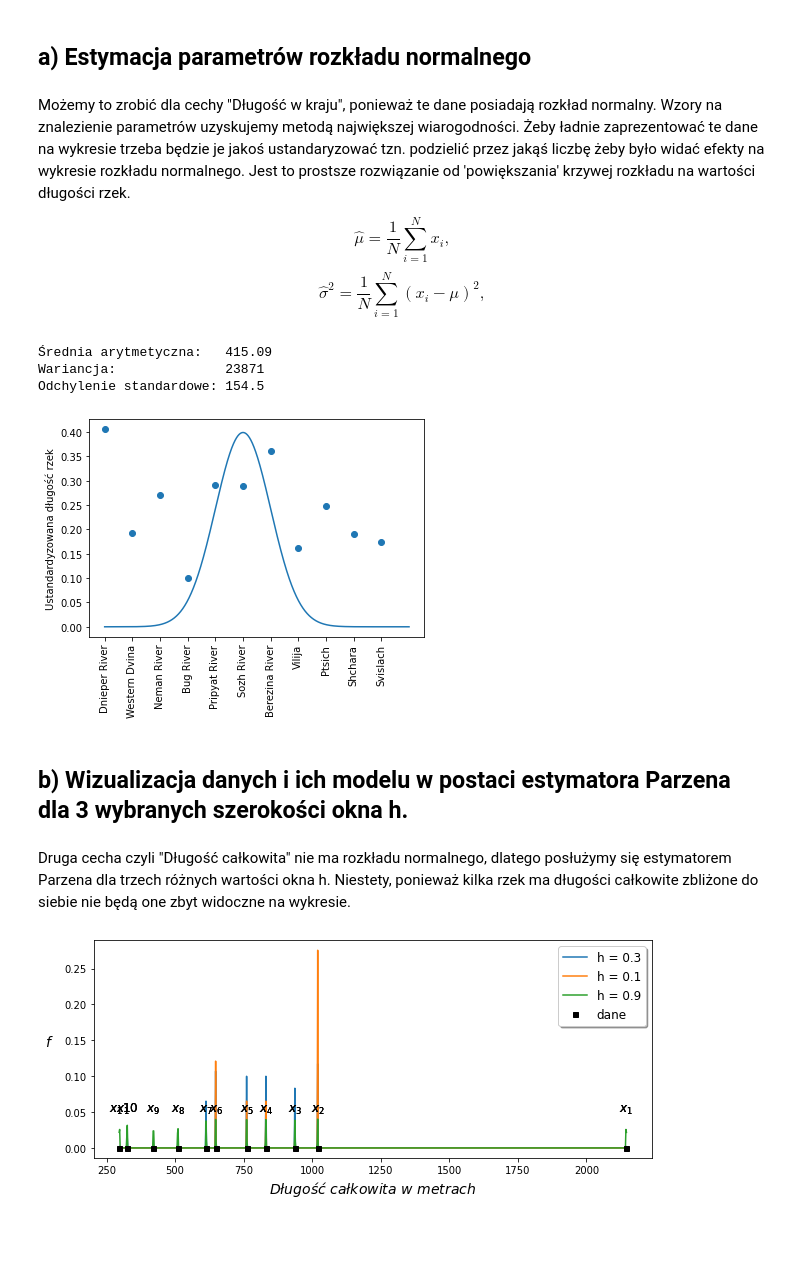
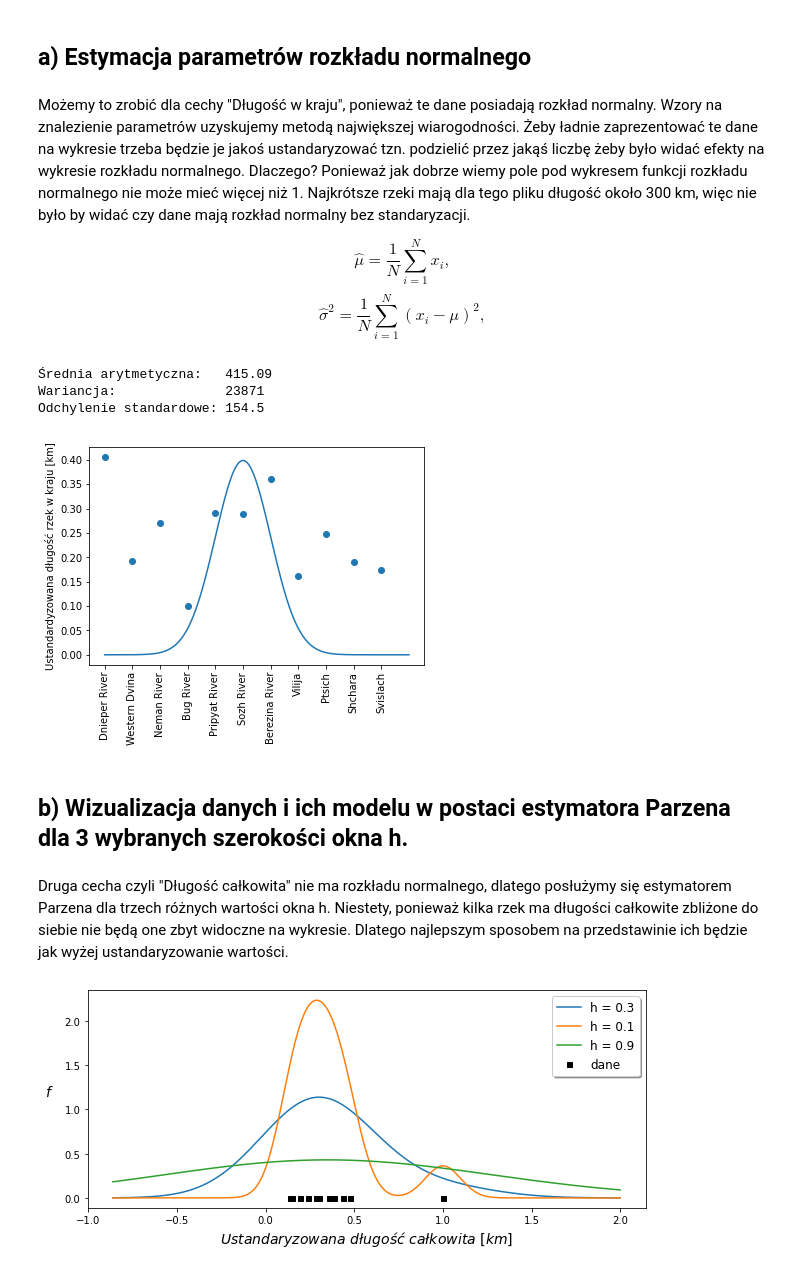
Before and after one commit to Remmo1/MSiD-Laboratory, a Jupyter notebook: lab3/Zadanie 4b.ipynb, the cells around one changed output. Cells and saved outputs as stored; diff of their text form; code cells hidden in the pictures; blank space fills up the shorter version.

```diff
--- a/lab3/Zadanie 4b.ipynb
+++ b/lab3/Zadanie 4b.ipynb
@@ -106,7 +106,7 @@ Długość całkowita:  15.942 - statystyka, 0.0003 - p-wartość
 # %% [markdown]
 ## a) Estymacja parametrów rozkładu normalnego
 # %% [markdown]
-Możemy to zrobić dla cechy "Długość w kraju", ponieważ te dane posiadają rozkład normalny. Wzory na znalezienie parametrów uzyskujemy metodą największej wiarogodności. Żeby ładnie zaprezentować te dane na wykresie trzeba będzie je jakoś ustandaryzować tzn. podzielić przez jakąś liczbę żeby było widać efekty na wykresie rozkładu normalnego. Jest to prostsze rozwiązanie od 'powiększania' krzywej rozkładu na wartości długości rzek.
+Możemy to zrobić dla cechy "Długość w kraju", ponieważ te dane posiadają rozkład normalny. Wzory na znalezienie parametrów uzyskujemy metodą największej wiarogodności. Żeby ładnie zaprezentować te dane na wykresie trzeba będzie je jakoś ustandaryzować tzn. podzielić przez jakąś liczbę żeby było widać efekty na wykresie rozkładu normalnego. Dlaczego? Ponieważ jak dobrze wiemy pole pod wykresem funkcji rozkładu normalnego nie może mieć więcej niż 1. Najkrótsze rzeki mają dla tego pliku długość około 300 km, więc nie było by widać czy dane mają rozkład normalny bez standaryzacji.
 
 $$\widehat{\mu} = \frac{1}{N}\sum_{i=1}^Nx_i,$$
 $$\widehat{\sigma}^2 = \frac{1}{N}\sum_{i=1}^N(x_i-\mu)^2,$$
@@ -123,7 +123,7 @@ STANDARD = 1700
 
 result = plt.scatter(names, X1/STANDARD)
 plt.xticks(rotation=90)
-plt.ylabel('Ustandardyzowana długość rzek')
+plt.ylabel('Ustandardyzowana długość rzek w kraju [km]')
 
 
 z = np.arange(0, 11, 0.001)
@@ -135,34 +135,37 @@ plt.show()
 Średnia arytmetyczna:   415.09
 Wariancja:              23871
 Odchylenie standardowe: 154.5
-[figure, old version]
+[figure, new version]
 # %% [markdown]
 ## b) Wizualizacja danych i ich modelu w postaci estymatora Parzena dla 3 wybranych szerokości okna h.
 # %% [markdown]
-Druga cecha czyli "Długość całkowita" nie ma rozkładu normalnego, dlatego posłużymy się estymatorem Parzena dla trzech różnych wartości okna h. Niestety, ponieważ kilka rzek ma długości całkowite zbliżone do siebie nie będą one zbyt widoczne na wykresie.
+Druga cecha czyli "Długość całkowita" nie ma rozkładu normalnego, dlatego posłużymy się estymatorem Parzena dla trzech różnych wartości okna h. Niestety, ponieważ kilka rzek ma długości całkowite zbliżone do siebie nie będą one zbyt widoczne na wykresie. Dlatego najlepszym sposobem na przedstawinie ich będzie jak wyżej ustandaryzowanie wartości.
 # %%
+maximum_length = max(X2)
+X2 = X2/maximum_length
+
 def K(x):
   return np.exp(-x**2/2)/np.sqrt(2*np.pi)
 
 os_x = np.linspace(X2.min()-1, X2.max()+1, num=1000)
 
 H = [0.3, 0.1, 0.9]
 N = X2.size
 
 plt.figure(figsize=(10,4))
 for h in H:
   suma = 0
   for nr, pomiar in enumerate(X2):
     suma += K((os_x-pomiar)/h)
-    plt.annotate(r'$x_{}$'.format(nr+1), xy=[X2[nr],0.05], horizontalalignment='center', fontsize=12)
+    # plt.annotate(r'$x_{}$'.format(nr+1), xy=[X2[nr],0.05], horizontalalignment='center', fontsize=12)
   os_y = suma/(h*N)
   plt.plot(os_x, os_y, label=f'h = {h}')
 
 
 plt.plot(X2, np.zeros_like(X2) , 's', markersize=5, color='black', label='dane')
-plt.xlabel('$Długość \\ całkowita \\ w \\ metrach$', fontsize=14)
+plt.xlabel('$Ustandaryzowana \\ długość \\ całkowita \\ [km] $', fontsize=14)
 plt.ylabel('$f$', fontsize=14, rotation='horizontal', labelpad=15)
 plt.legend(fontsize=12, shadow=True)
 plt.show()
 # %% [output]
-[figure, old version]
+[figure, new version]
```
Also changed, not shown: 1 other file.
